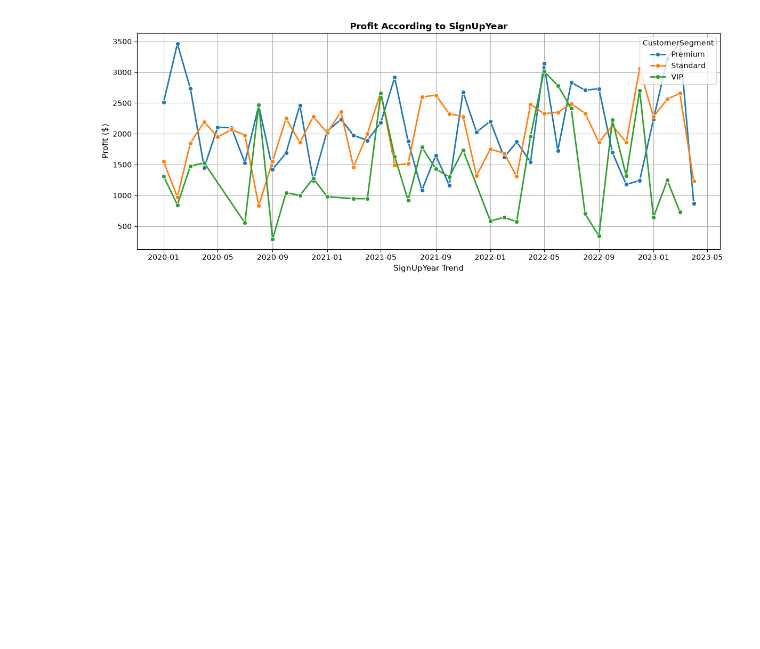
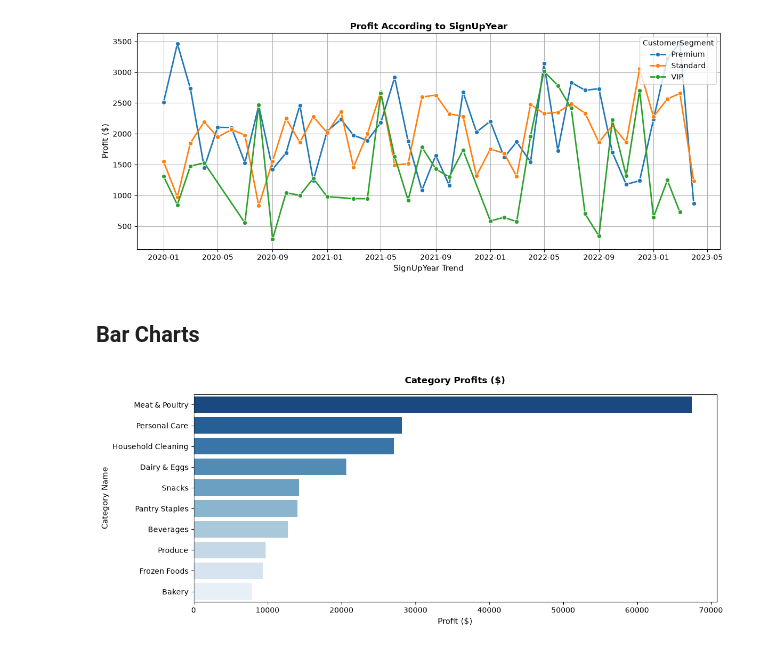
Before and after one commit to geff-ghost/notebooks, a Jupyter notebook: retail_data/MixedKnowledge.ipynb, the cells around one changed output. Drawn from its saved outputs; the diff is of its cells as text; code cells hidden in the pictures; blank space fills up the shorter version.

Commit message:
Bar charts

```diff
--- a/retail_data/MixedKnowledge.ipynb
+++ b/retail_data/MixedKnowledge.ipynb
@@ -1990,0 +1989,32 @@ df.groupby('SignUpYear')['Profit'].sum()
+# %% [markdown]
+## Bar Charts
+# %%
+category_profits = (
+    df.groupby('CategoryName')['Profit'].sum().reset_index().sort_values(by='Profit', ascending=False)
+)
+
+plt.figure(figsize=(12, 5))
+
+ax = sns.barplot(
+    data=category_profits,
+    y='CategoryName',
+    x='Profit',
+    hue='CategoryName',
+    palette='Blues_r',
+    legend=False
+)
+
+plt.title(
+    'Category Profits ($)',
+    fontweight='bold',
+    fontsize=12,
+    pad=15
+)
+
+plt.xlabel('Profit ($)', fontsize=11)
+plt.ylabel('Category Name', fontsize=11)
+
+plt.tight_layout()
+plt.show()
+# %% [output]
+[figure, added]
```
Also changed, not shown: parts of 2 cells of this notebook.
